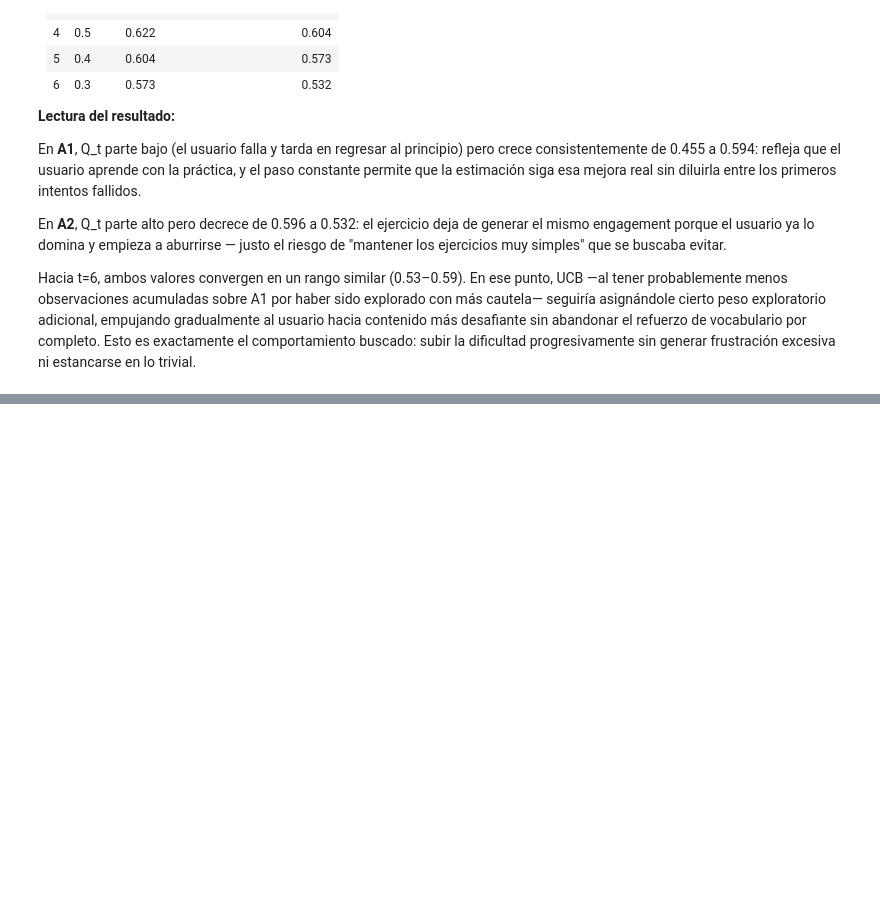
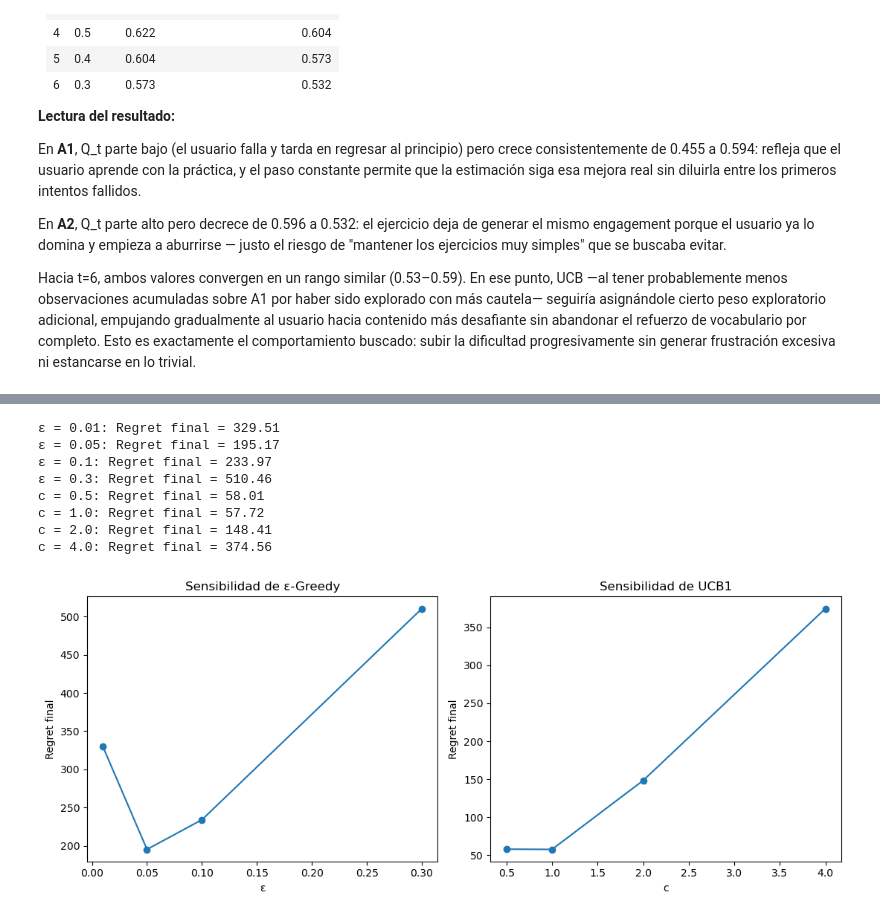
Before and after one commit to MarchMol/hdt2_RL, a Jupyter notebook: hdt2.ipynb, the cells around one changed output, grey strips where cells are left out. Drawn from its saved outputs; the diff is of its cells as text; code cells hidden in the pictures; blank space fills up the shorter version.

```diff
--- a/hdt2.ipynb
+++ b/hdt2.ipynb
@@ -140,0 +402,67 @@ Realice y responda:
+# %%
+epsilons = [0.01, 0.05, 0.1, 0.3]
+cs = [0.5, 1.0, 2.0, 4.0]
+
+# Sensibilidad de ε-greedy
+epsilon_final_regret = []
+
+for eps in epsilons:
+
+    _, avg_regret = run_experiment(
+        strategy="epsilon",
+        epsilon=eps,
+        k=K,
+        n_episodes=N_EPISODES,
+        n_steps=N_STEPS,
+        stationary=True,
+        seed=int(eps * 1000) + 1
+    )
+
+    epsilon_final_regret.append(avg_regret[-1])
+    print(f"ε = {eps}: Regret final = {avg_regret[-1]:.2f}")
+
+
+# Sensibilidad de UCB1
+c_final_regret = []
+
+for c in cs:
+
+    _, avg_regret = run_experiment(
+        strategy="ucb",
+        c=c,
+        k=K,
+        n_episodes=N_EPISODES,
+        n_steps=N_STEPS,
+        stationary=True,
+        seed=int(c * 1000) + 1
+    )
+
+    c_final_regret.append(avg_regret[-1])
+    print(f"c = {c}: Regret final = {avg_regret[-1]:.2f}")
+
+
+# Graficar resultados
+fig, axes = plt.subplots(1, 2, figsize=(11, 4.5))
+
+axes[0].plot(epsilons, epsilon_final_regret, marker="o")
+axes[0].set_title("Sensibilidad de ε-Greedy")
+axes[0].set_xlabel("ε")
+axes[0].set_ylabel("Regret final")
+
+axes[1].plot(cs, c_final_regret, marker="o")
+axes[1].set_title("Sensibilidad de UCB1")
+axes[1].set_xlabel("c")
+axes[1].set_ylabel("Regret final")
+
+plt.tight_layout()
+plt.show()
+# %% [output]
+ε = 0.01: Regret final = 329.51
+ε = 0.05: Regret final = 195.17
+ε = 0.1: Regret final = 233.97
+ε = 0.3: Regret final = 510.46
+c = 0.5: Regret final = 58.01
+c = 1.0: Regret final = 57.72
+c = 2.0: Regret final = 148.41
+c = 4.0: Regret final = 374.56
+[figure, added]
```
Also changed, not shown: parts of 10 cells of this notebook.
